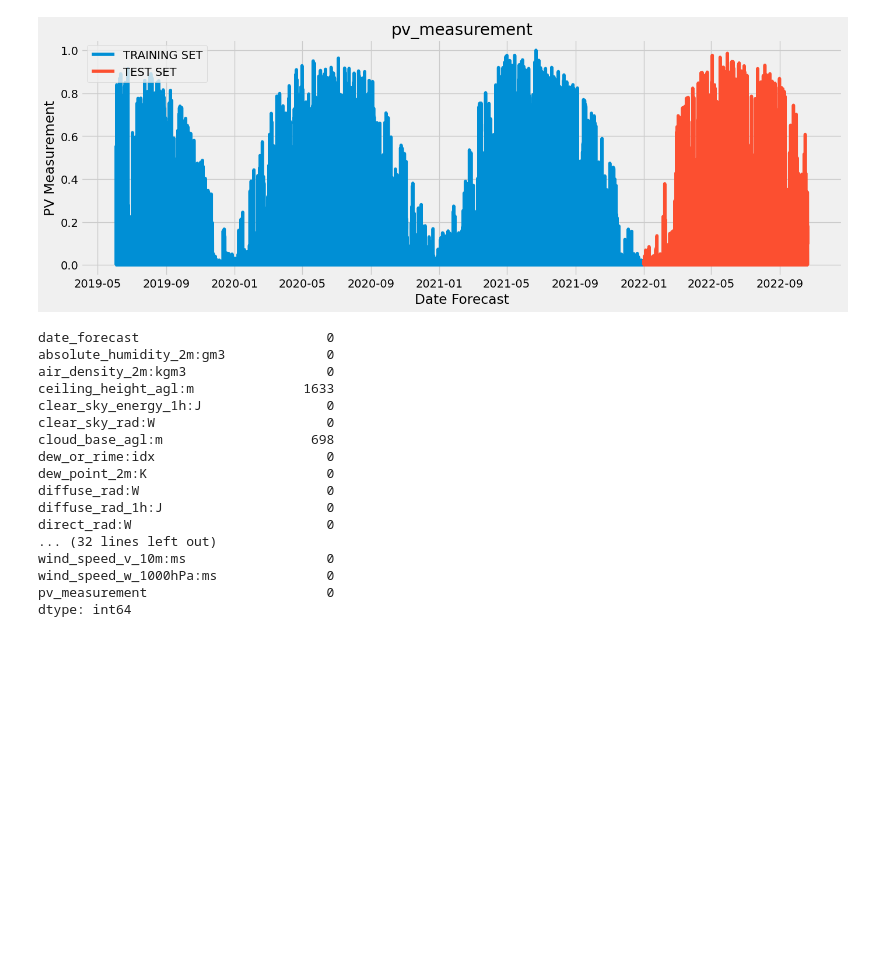
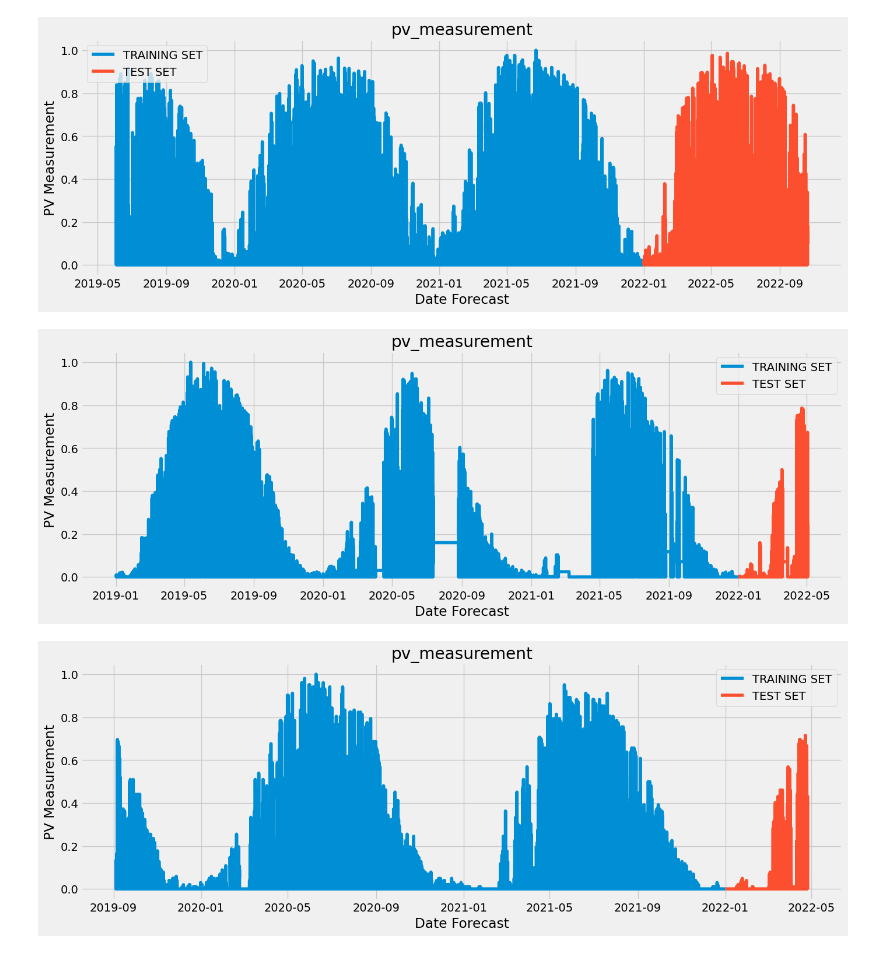
Before and after one commit to art-test-stack/ml_competition, a Jupyter notebook: read_files_nahel.ipynb, the cells around one changed output. Drawn from its saved outputs; the diff is of its cells as text; code cells hidden in the pictures; blank space fills up the shorter version.

```diff
--- a/read_files_nahel.ipynb
+++ b/read_files_nahel.ipynb
@@ -1017,3 +148,9 @@ plt.show()
 # %%
 pv_train_a = merged_df_pre_a[merged_df_pre_a['date_forecast'] <= split_date_a].copy()
 pv_test_a = merged_df_pre_a[merged_df_pre_a['date_forecast'] > split_date_a].copy()
+
+pv_train_b = merged_df_pre_b[merged_df_pre_b['date_forecast'] <= split_date_a].copy()
+pv_test_b = merged_df_pre_b[merged_df_pre_b['date_forecast'] > split_date_a].copy()
+
+pv_train_c = merged_df_pre_c[merged_df_pre_c['date_forecast'] <= split_date_a].copy()
+pv_test_c = merged_df_pre_c[merged_df_pre_c['date_forecast'] > split_date_a].copy()
@@ -1035,0 +157,9 @@ pv_test_a
+# %%
+pv_train_a['date_forecast'] = pd.to_datetime(pv_train_a['date_forecast'])
+pv_test_a['date_forecast'] = pd.to_datetime(pv_test_a['date_forecast'])
+
+pv_train_b['date_forecast'] = pd.to_datetime(pv_train_b['date_forecast'])
+pv_test_b['date_forecast'] = pd.to_datetime(pv_test_b['date_forecast'])
+
+pv_train_c['date_forecast'] = pd.to_datetime(pv_train_c['date_forecast'])
+pv_test_c['date_forecast'] = pd.to_datetime(pv_test_c['date_forecast'])
@@ -1036,35 +202,32 @@ pv_test_a
 # %%
-pv_train_a['date_forecast'] = pd.to_datetime(pv_train_a['date_forecast'])
-pv_test_a['date_forecast'] = pd.to_datetime(pv_test_a['date_forecast'])
-
 # Créez le graphique en fonction de "date_forecast"
 plt.figure(figsize=(15, 5))
 plt.plot(pv_train_a['date_forecast'], pv_train_a['pv_measurement'], label='TRAINING SET')
 plt.plot(pv_test_a['date_forecast'], pv_test_a['pv_measurement'], label='TEST SET')
 plt.title('pv_measurement')
 plt.xlabel('Date Forecast')
 plt.ylabel('PV Measurement')
 plt.legend()
 plt.show()
+
+plt.figure(figsize=(15, 5))
+plt.plot(pv_train_b['date_forecast'], pv_train_b['pv_measurement'], label='TRAINING SET')
+plt.plot(pv_test_b['date_forecast'], pv_test_b['pv_measurement'], label='TEST SET')
+plt.title('pv_measurement')
+plt.xlabel('Date Forecast')
+plt.ylabel('PV Measurement')
+plt.legend()
+plt.show()
+
+plt.figure(figsize=(15, 5))
+plt.plot(pv_train_c['date_forecast'], pv_train_c['pv_measurement'], label='TRAINING SET')
+plt.plot(pv_test_c['date_forecast'], pv_test_c['pv_measurement'], label='TEST SET')
+plt.title('pv_measurement')
+plt.xlabel('Date Forecast')
+plt.ylabel('PV Measurement')
+plt.legend()
+plt.show()
 # %% [output]
 [figure]
+[figure, added]
+[figure, added]
-# %%
- pv_test_a.isnull().sum()
-# %% [output]
-date_forecast                        0
-absolute_humidity_2m:gm3             0
-air_density_2m:kgm3                  0
-ceiling_height_agl:m              1633
-clear_sky_energy_1h:J                0
-clear_sky_rad:W                      0
-cloud_base_agl:m                   698
-dew_or_rime:idx                      0
-dew_point_2m:K                       0
-diffuse_rad:W                        0
-diffuse_rad_1h:J                     0
-direct_rad:W                         0
-... (32 lines left out)
-wind_speed_v_10m:ms                  0
-wind_speed_w_1000hPa:ms              0
-pv_measurement                       0
-dtype: int64
```
Also changed, not shown: parts of 73 cells of this notebook.
